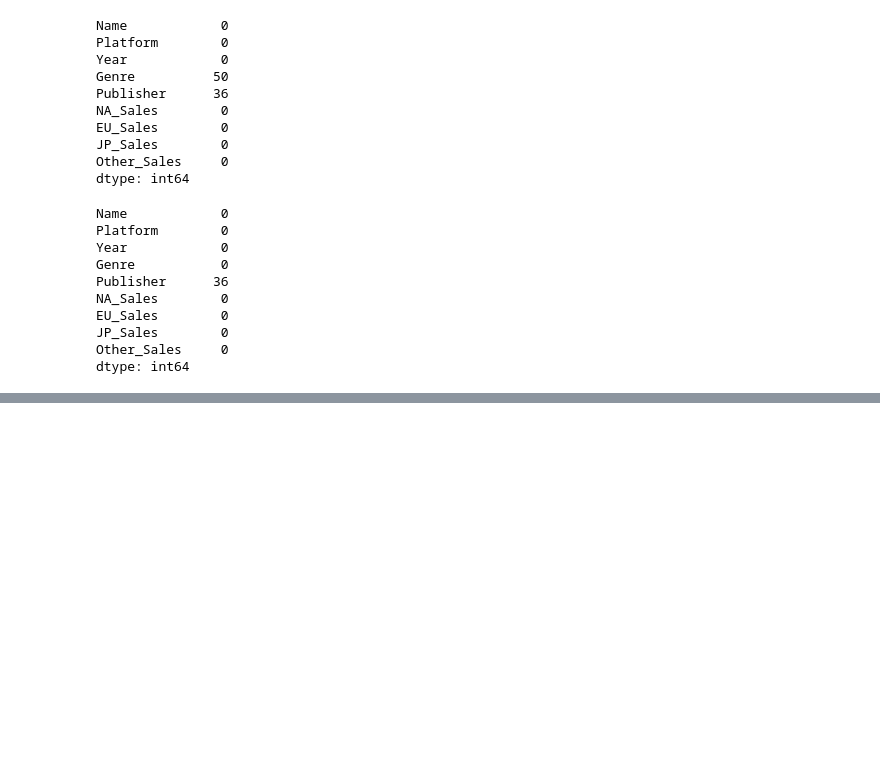
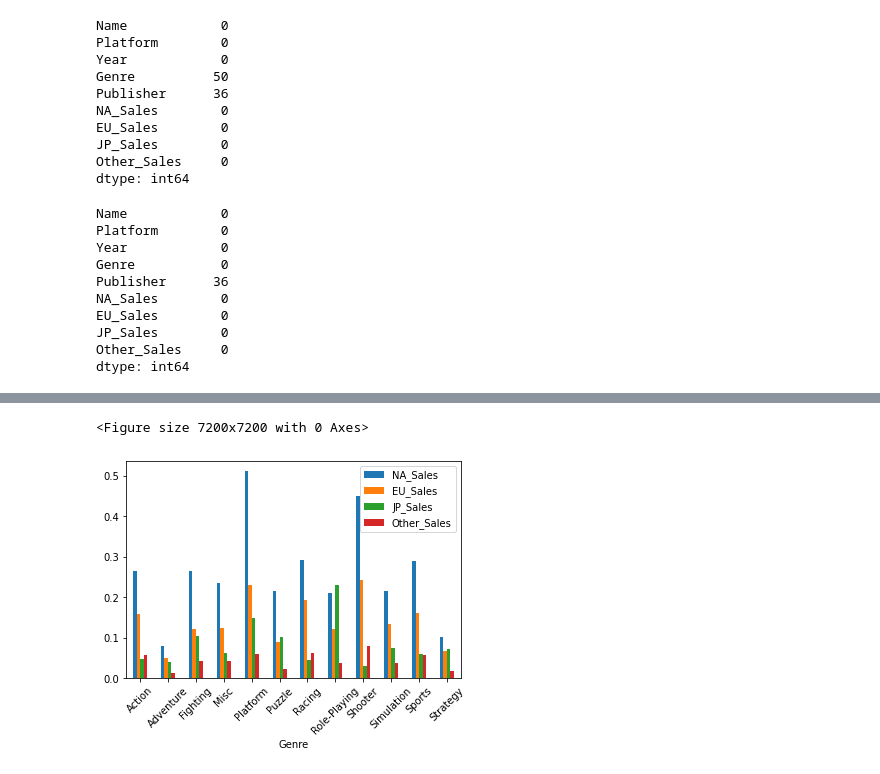
Before and after one commit to okok7272/CodeStatesProject, a Jupyter notebook: Section1/Project1_game_trends.ipynb, the cells around one changed output, grey strips where cells are left out. Saved outputs shown, nothing was run; the diff lists cells and outputs as text; code cells hidden in the pictures; blank space fills up the shorter version.

```diff
--- a/Section1/Project1_game_trends.ipynb
+++ b/Section1/Project1_game_trends.ipynb
@@ -234,3 +230,7 @@ Other_Sales     0
 dtype: int64
 # %%
 #퍼블리셔가 저희가 어떤 게임을 설계할까? 에 대한 문제에서 벗어나기에 결측치를 삭제하지 않습니다.
+# %%
+#1.   지역에 따라서 선호하는 게임 장르가 다를까 라는 질문에 대답을 하셔야합니다.
+games_regeion=games.groupby(games.Genre)['NA_Sales','EU_Sales','JP_Sales','Other_Sales'].mean()
+games_regeion
@@ -236,0 +252,8 @@ dtype: int64
+# %%
+plt.figure(figsize=(100,100))
+games_regeion.plot.bar(rot=0)
+plt.xticks(rotation=45)
+plt.show()
+# %% [output]
+<Figure size 7200x7200 with 0 Axes>
+[figure, added]
```
Also changed, not shown: parts of 9 cells of this notebook.
